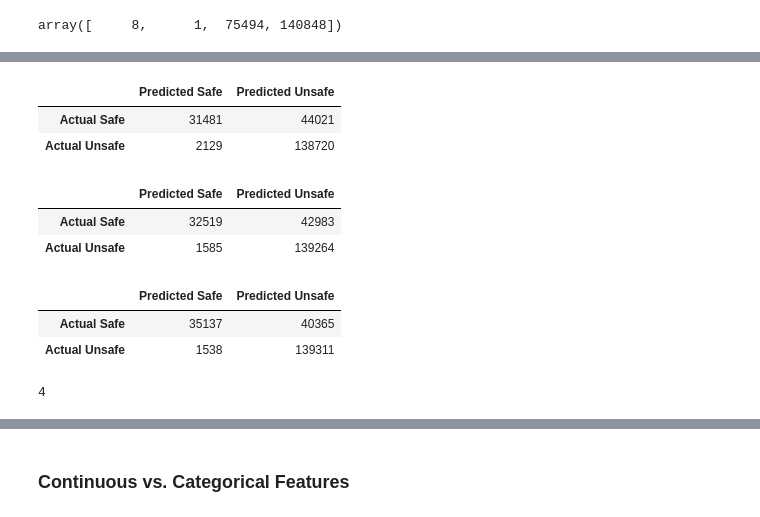
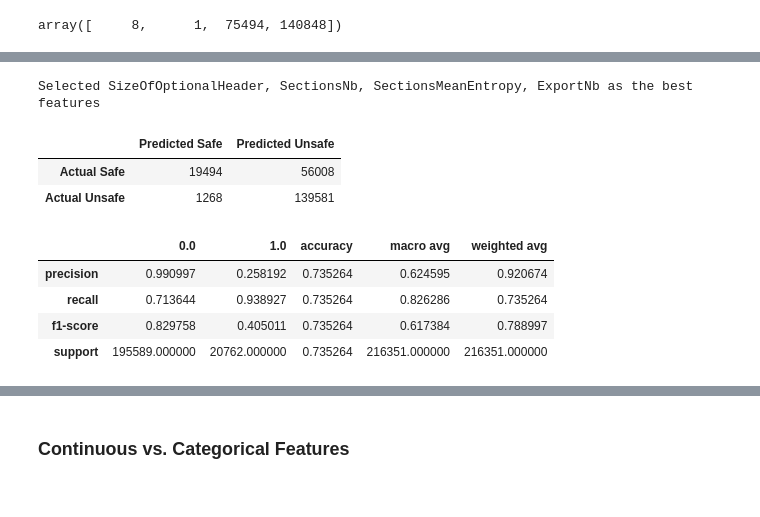
Before and after one commit to ayaabdelgawad/categorize-viruses, a Jupyter notebook: mal-classifier.ipynb, the cells around one changed output, grey strips where cells are left out. Cells and saved outputs as stored; diff of their text form; code cells hidden in the pictures.

```diff
--- a/mal-classifier.ipynb
+++ b/mal-classifier.ipynb
@@ -392,15 +373,26 @@ data.head ()
 | 3 | 224 | 108544 | 15872 | 0 | 105021 | ... |
 | 4 | 224 | 513024 | 2048 | 0 | 520922 | ... |
 # %%
+from sklearn.preprocessing import OrdinalEncoder
+
 discrete_features = [
-    "SubsystemVersion",
     "OSVersion",
+    "MajorSubsystemVersion",
     *dll_flag_offsets.values(),
     *[feat_name for feat_name in data if feat_name.startswith ('Machine')],
     *[feat_name for feat_name in data if feat_name.startswith ('Subsystem')]
 ]
 
-continuous_data = data.drop (columns=discrete_features)
+encoder = LabelEncoder ()
+continuous_data = data.drop (columns=[*discrete_features, "MajorOperatingSystemVersion"])
+discrete_data = data[[*discrete_features, 'legitimate']]
 
-continuous_data.head ()
+# produces warning, SettingWithCopyWarning - can ignore
+discrete_data['SubsystemVersion'] = encoder.fit_transform(discrete_data['SubsystemVersion'])
+discrete_data['OSVersion'] = encoder.fit_transform(discrete_data['OSVersion'])
+
+# print (discrete_data['SubsystemVersion'])
+
+display(continuous_data.head ())
+display(discrete_data.head ())
 # %% [output]
@@ -514,37 +496,51 @@ SyntaxError: iterable unpacking cannot be used in comprehension (<ipython-input-
 # %%
 from sklearn.feature_selection import SelectKBest
 from sklearn.feature_selection import chi2, f_classif
 
-X = continuous_data.drop (columns=['legitimate'])
+drop_features = []
+
+X = continuous_data.drop (columns=['legitimate', *drop_features])
 y = continuous_data['legitimate']
 
 # for i in range (2, 3):
 COST_MATRIX = [0, 100, 20, 0]
 min_cost = sys.maxsize
-best_num_feats = 0
-for i in range (2, len (X.columns)):
+best_num_feats = 2
+for i in range (2, len (X.columns) + 1):
     test = SelectKBest(f_classif, k=i)
     X_new = pd.DataFrame(test.fit_transform(X, y))
-    X_new['legitimate'] = 0
     X_new['legitimate'] = y.to_numpy () # align dataframe indices
 
 #     print_confusion_matrix(*naive_bayes_cv (X_new, GaussianNB (), output_confusion=True))
     conf_matrix = naive_bayes_cv (X_new, GaussianNB (), output_confusion=True)
     cost = calc_cost (COST_MATRIX, conf_matrix)
     if cost < min_cost:
-        print_confusion_matrix(*conf_matrix)
+#         print_confusion_matrix(*conf_matrix)
         min_cost = cost
         best_num_feats = i
 
-print (best_num_feats)
+# print (best_num_feats)
+test = SelectKBest(f_classif, k=best_num_feats)
+X_new = pd.DataFrame(test.fit_transform(X, y))
+X_new['legitimate'] = y.to_numpy () # align dataframe indices
+
+cols = test.get_support(indices=True)
+feature_names = [name for name in X.iloc[:,cols]]
+
+preds, labels = naive_bayes_cv (X_new, GaussianNB ())
+
+conf_matrix = confusion_matrix (preds, labels, labels=[1, 0]).ravel ()
+
+print ("Selected", ', '.join (feature_names), "as the best features")
+print_confusion_matrix (*conf_matrix)
+display (pd.DataFrame.from_dict(classification_report (preds, labels, output_dict=True)))
 # %% [output]
+Selected SizeOfOptionalHeader, SectionsNb, SectionsMeanEntropy, ExportNb as the best features
 |  | Predicted Safe | Predicted Unsafe |
-| Actual Safe | 31481 | 44021 |
-| Actual Unsafe | 2129 | 138720 |
+| Actual Safe | 19494 | 56008 |
+| Actual Unsafe | 1268 | 139581 |
-|  | Predicted Safe | Predicted Unsafe |
-| Actual Safe | 32519 | 42983 |
-| Actual Unsafe | 1585 | 139264 |
+|  | 0.0 | 1.0 | accuracy | macro avg | weighted avg |
+| precision | 0.990997 | 0.258192 | 0.735264 | 0.624595 | 0.920674 |
+| recall | 0.713644 | 0.938927 | 0.735264 | 0.826286 | 0.735264 |
+| f1-score | 0.829758 | 0.405011 | 0.735264 | 0.617384 | 0.788997 |
+| support | 195589.000000 | 20762.000000 | 0.735264 | 216351.000000 | 216351.000000 |
-|  | Predicted Safe | Predicted Unsafe |
-| Actual Safe | 35137 | 40365 |
-| Actual Unsafe | 1538 | 139311 |
-4
```
Also changed, not shown: parts of 10 cells of this notebook.
